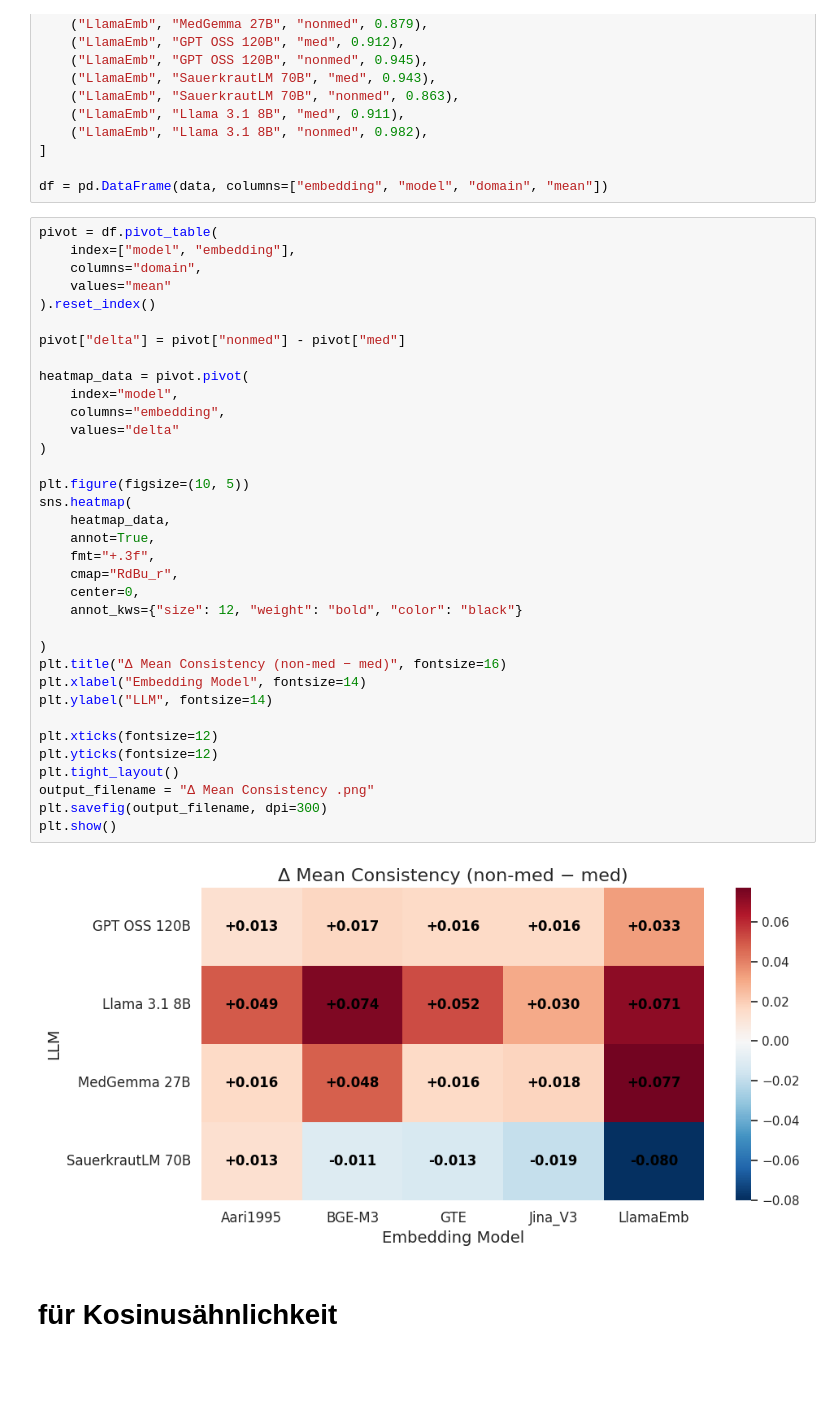
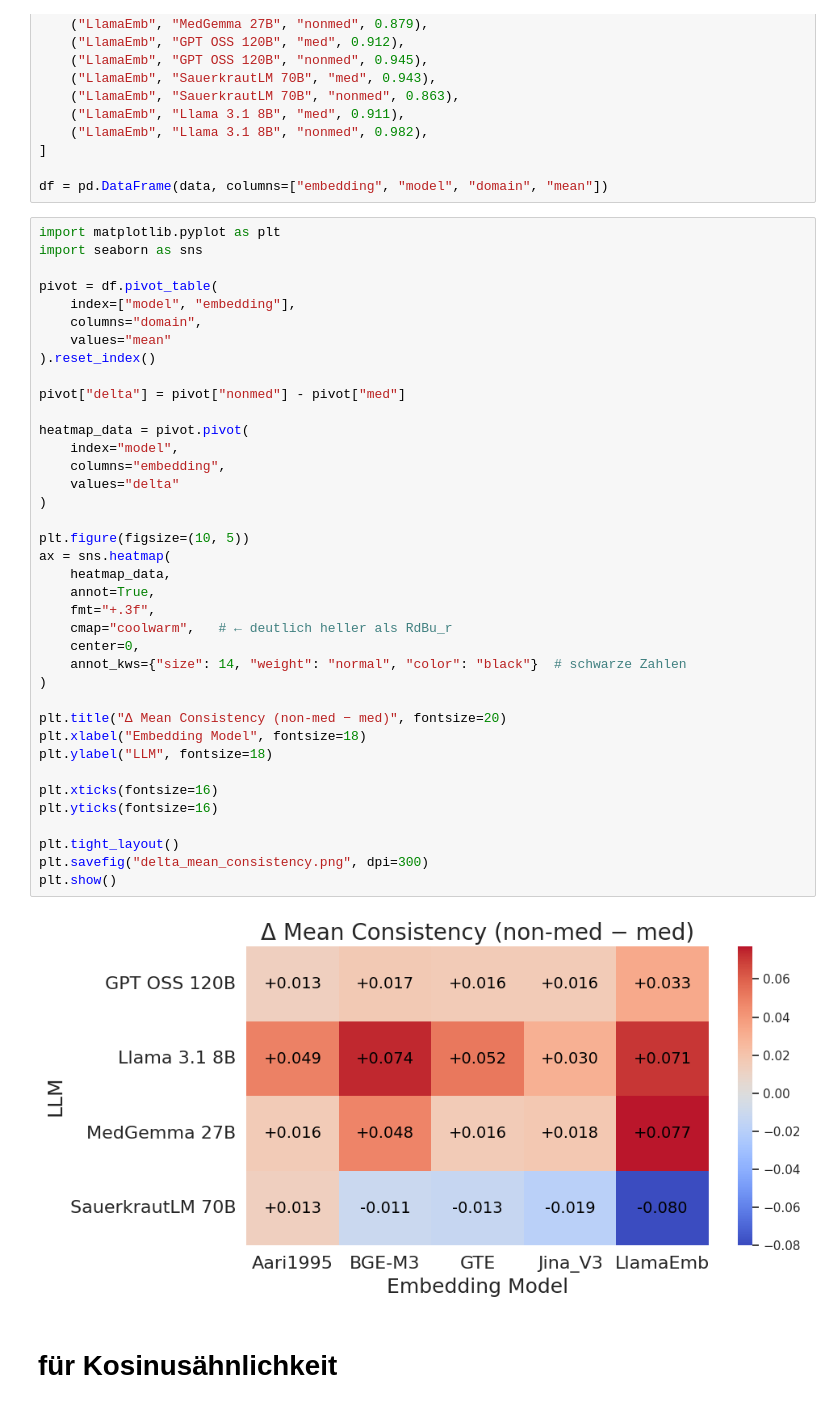
Before and after one commit to ahmad-Wattar/whisper-llm-evaluation, a Jupyter notebook: plots/gemeinsame_plots.ipynb, the cells around one changed output. Drawn from its saved outputs; the diff is of its cells as text; blank space fills up the shorter version.

```diff
--- a/plots/gemeinsame_plots.ipynb
+++ b/plots/gemeinsame_plots.ipynb
@@ -63,42 +63,45 @@ data = [
 
 df = pd.DataFrame(data, columns=["embedding", "model", "domain", "mean"])
 # %%
+import matplotlib.pyplot as plt
+import seaborn as sns
+
 pivot = df.pivot_table(
     index=["model", "embedding"],
     columns="domain",
     values="mean"
 ).reset_index()
 
 pivot["delta"] = pivot["nonmed"] - pivot["med"]
 
 heatmap_data = pivot.pivot(
     index="model",
     columns="embedding",
     values="delta"
 )
 
 plt.figure(figsize=(10, 5))
-sns.heatmap(
+ax = sns.heatmap(
     heatmap_data,
     annot=True,
     fmt="+.3f",
-    cmap="RdBu_r",
+    cmap="coolwarm",   # ← deutlich heller als RdBu_r
     center=0,
-    annot_kws={"size": 12, "weight": "bold", "color": "black"}
+    annot_kws={"size": 14, "weight": "normal", "color": "black"}  # schwarze Zahlen
+)
 
-)
-plt.title("Δ Mean Consistency (non-med − med)", fontsize=16)
-plt.xlabel("Embedding Model", fontsize=14)
-plt.ylabel("LLM", fontsize=14)
+plt.title("Δ Mean Consistency (non-med − med)", fontsize=20)
+plt.xlabel("Embedding Model", fontsize=18)
+plt.ylabel("LLM", fontsize=18)
 
-plt.xticks(fontsize=12)
-plt.yticks(fontsize=12)
+plt.xticks(fontsize=16)
+plt.yticks(fontsize=16)
+
 plt.tight_layout()
-output_filename = "Δ Mean Consistency .png"
-plt.savefig(output_filename, dpi=300)
+plt.savefig("delta_mean_consistency.png", dpi=300)
 plt.show()
 # %% [output]
-[figure, old version]
+[figure, new version]
 # %% [markdown]
 # für Kosinusähnlichkeit
 # %%
```
Also changed, not shown: parts of 4 cells of this notebook, 46 other files.
